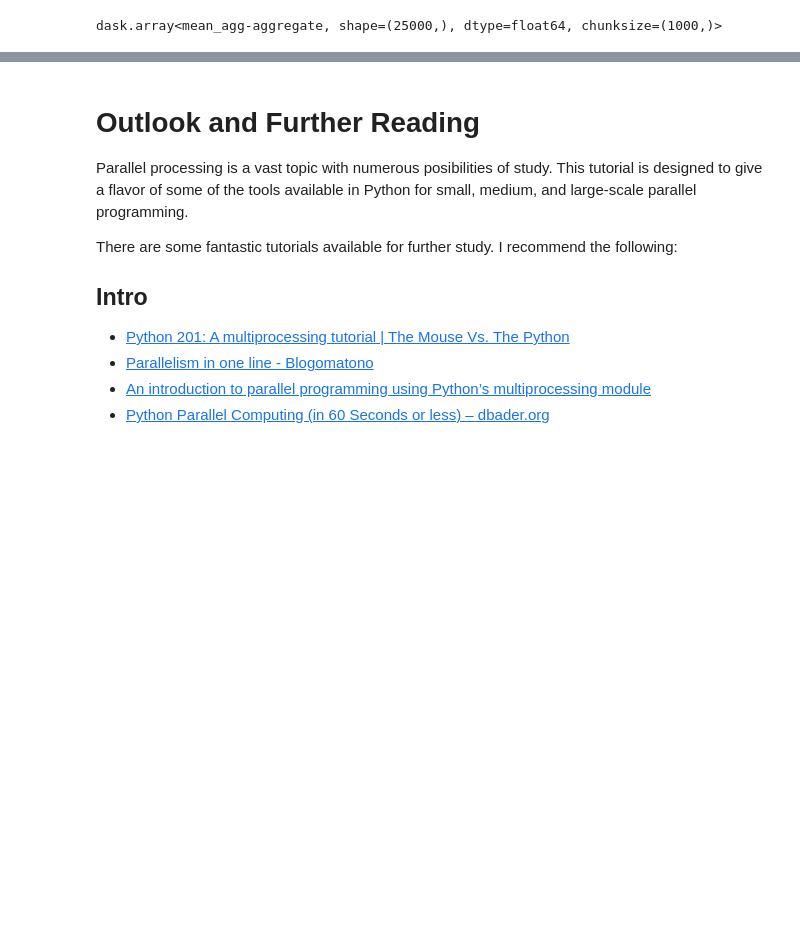
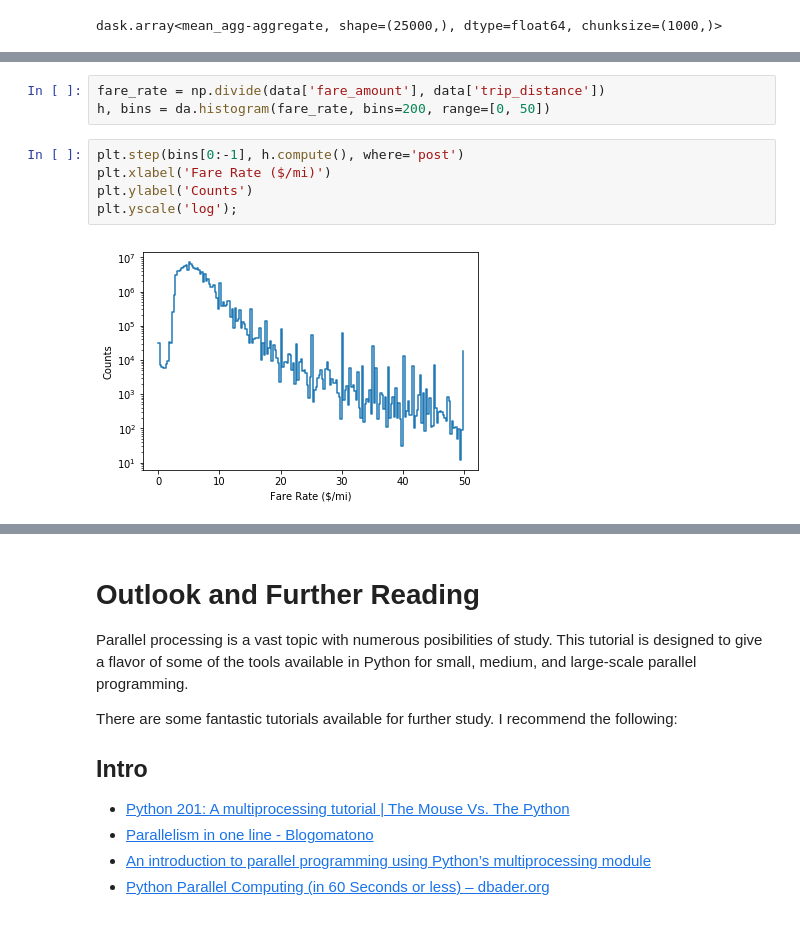
Before and after one commit to ycrc/parallel_python, a Jupyter notebook: ParallelPython.ipynb, the cells around one changed output, grey strips where cells are left out. Cells and saved outputs as stored; diff of their text form; blank space fills up the shorter version.

```diff
--- a/ParallelPython.ipynb
+++ b/ParallelPython.ipynb
@@ -749,0 +808,10 @@ _DEMO TIME!_
+# %%
+fare_rate = np.divide(data['fare_amount'], data['trip_distance'])
+h, bins = da.histogram(fare_rate, bins=200, range=[0, 50])
+# %%
+plt.step(bins[0:-1], h.compute(), where='post')
+plt.xlabel('Fare Rate ($/mi)')
+plt.ylabel('Counts')
+plt.yscale('log');
+# %% [output]
+[figure, added]
```
Also changed, not shown: parts of 24 cells of this notebook, 1 other file.
